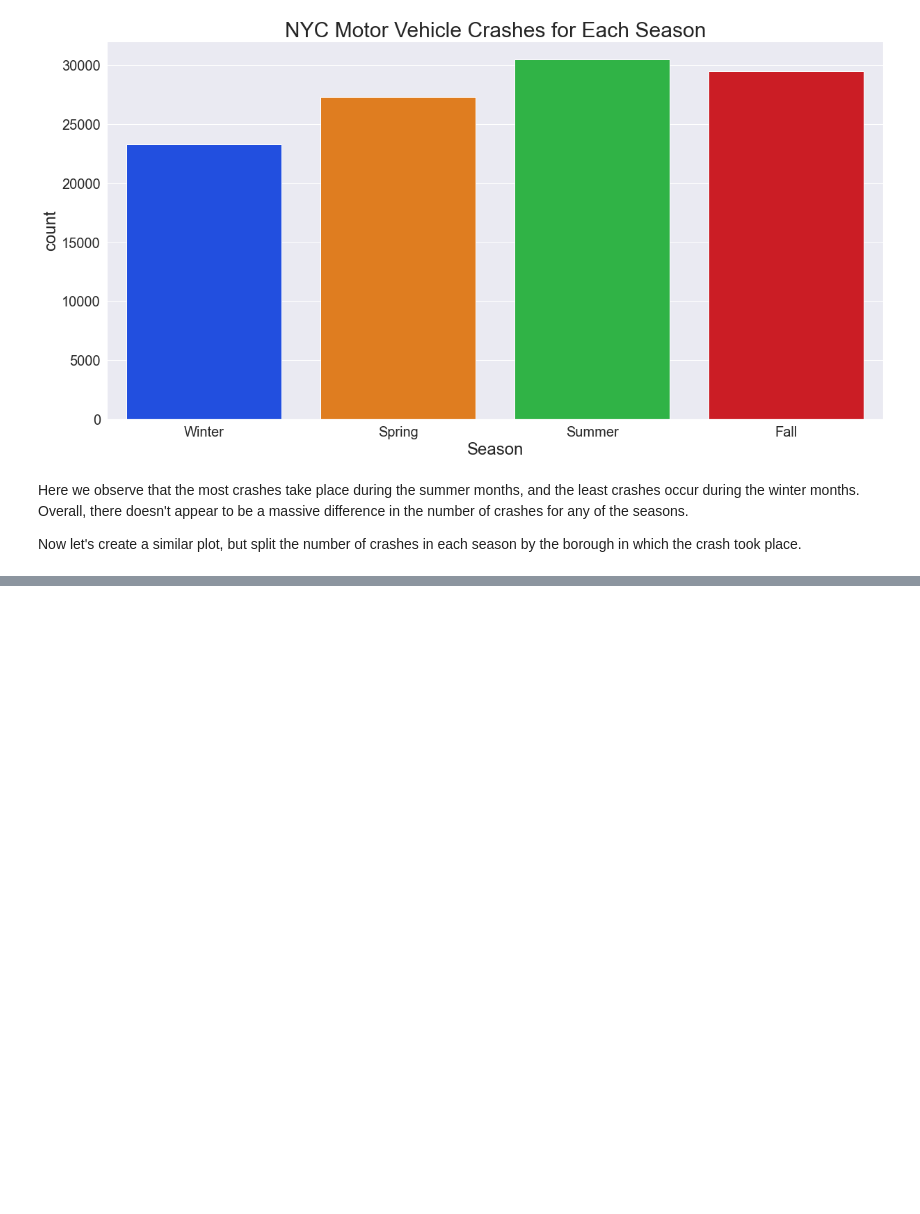
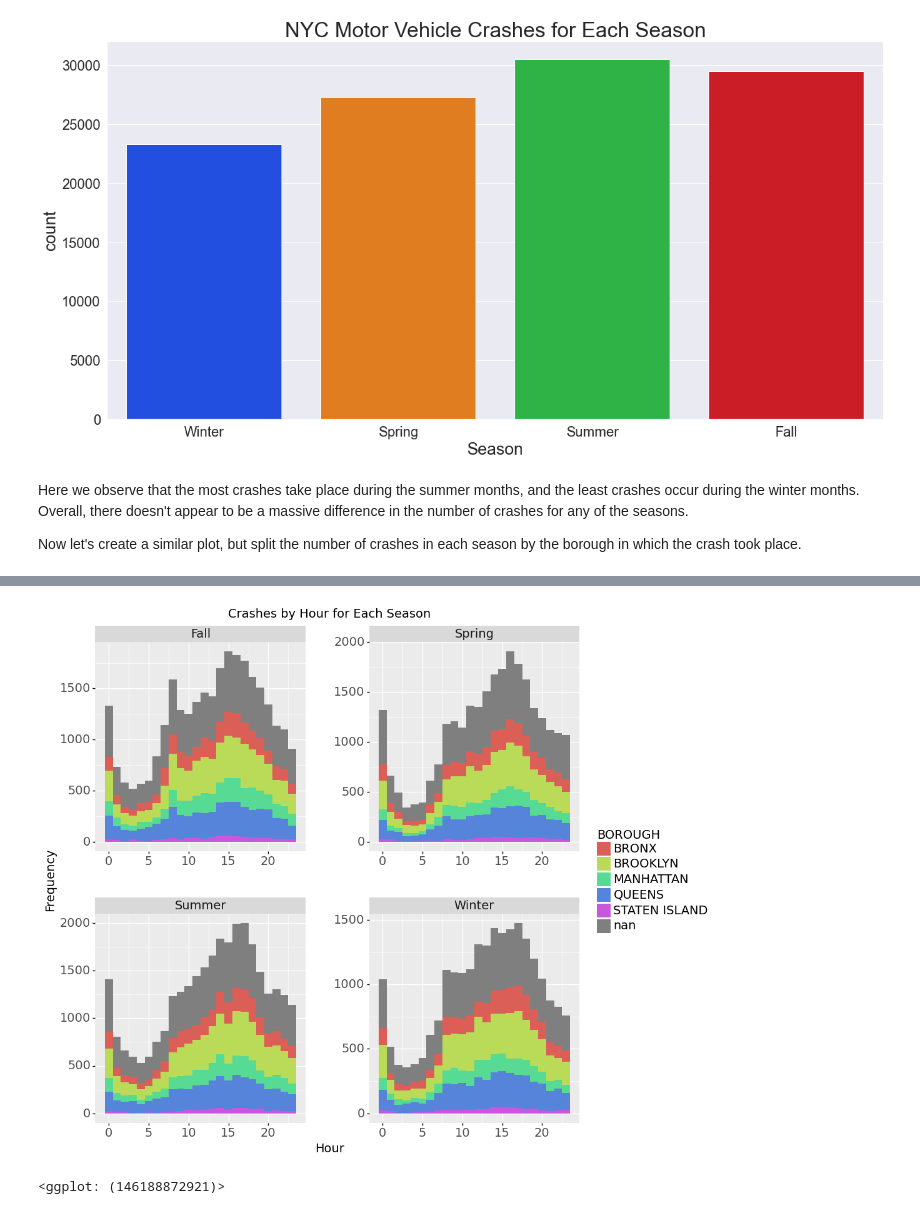
Before and after one commit to statds/nyc-open-data-presentation-nyc-crash-visualization-analysis, a Jupyter notebook: NYC_2021_Crash_Visualizations.ipynb, the cells around one changed output, grey strips where cells are left out. Drawn from its saved outputs; the diff is of its cells as text; code cells hidden in the pictures; blank space fills up the shorter version.

```diff
--- a/NYC_2021_Crash_Visualizations.ipynb
+++ b/NYC_2021_Crash_Visualizations.ipynb
@@ -62,0 +68,13 @@ transition to the colder fall and winter months.
+# %%
+(
+    ggplot(nyc_crash_2021, aes(x = 'Hour', y = after_stat('count'), fill = 'BOROUGH'))
+    + geom_histogram(binwidth = 1, bins = 24)
+    + facet_wrap('Season', scales = 'free')
+    + ggtitle('Crashes by Hour for Each Season')
+    + labs(x = 'Hour', y = 'Frequency')
+    + theme(subplots_adjust = {'wspace': 0.3, 'hspace': 0.3}, figure_size = (10, 10),
+            text = element_text(size = 14))
+)
+# %% [output]
+[figure, added]
+<ggplot: (146188872921)>
```
Also changed, not shown: parts of 4 cells of this notebook.
